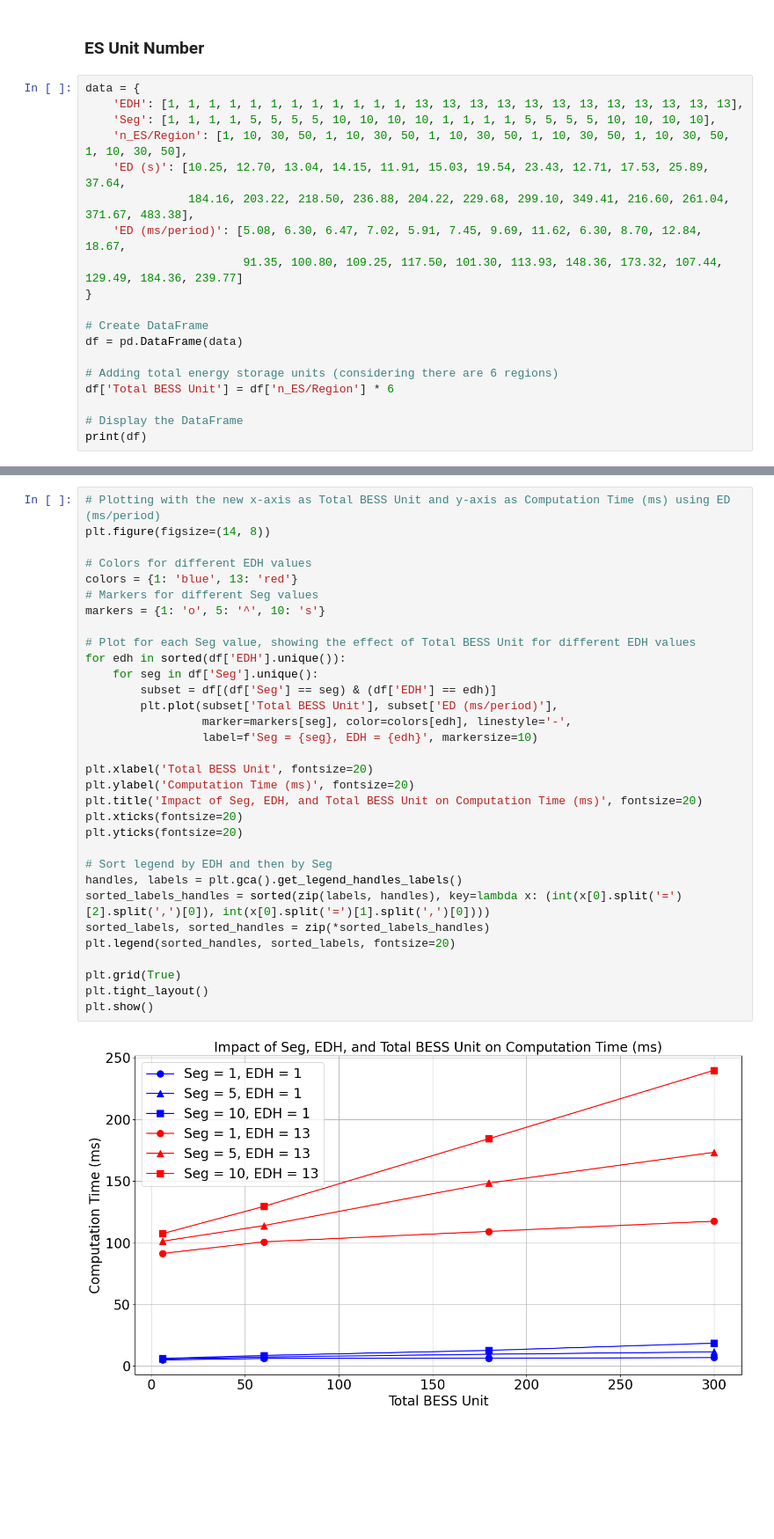
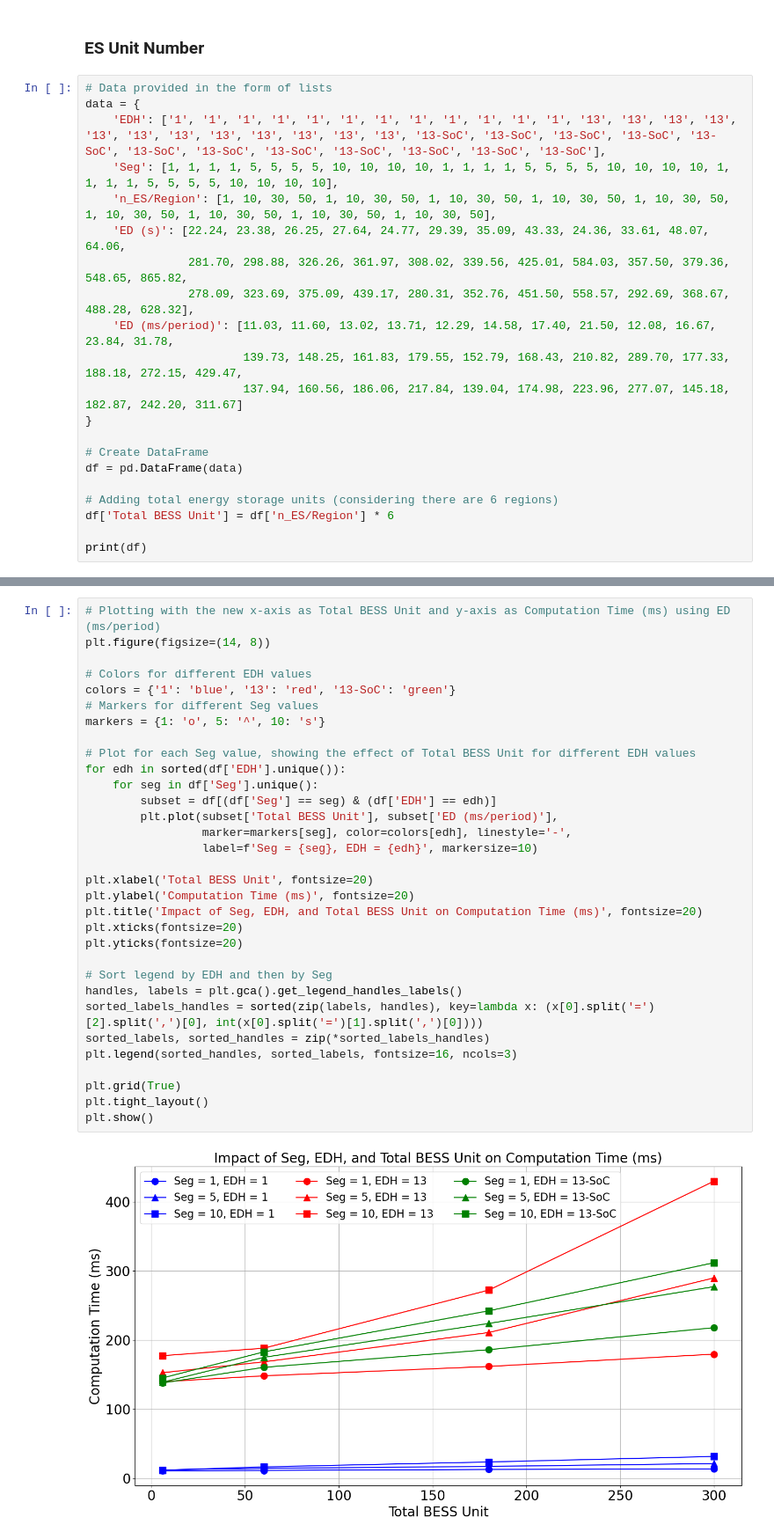
Before and after one commit to niklauskun/STESTS, a Jupyter notebook: ComputationPerformance.ipynb, the cells around one changed output, grey strips where cells are left out. Shown at 88% size. Saved outputs shown, nothing was run; the diff lists cells and outputs as text; blank space fills up the shorter version.

```diff
--- a/ComputationPerformance.ipynb
+++ b/ComputationPerformance.ipynb
@@ -79,14 +79,17 @@ plt.show()
 # %% [markdown]
 ### ES Unit Number
 # %%
+# Data provided in the form of lists
 data = {
-    'EDH': [1, 1, 1, 1, 1, 1, 1, 1, 1, 1, 1, 1, 13, 13, 13, 13, 13, 13, 13, 13, 13, 13, 13, 13],
-    'Seg': [1, 1, 1, 1, 5, 5, 5, 5, 10, 10, 10, 10, 1, 1, 1, 1, 5, 5, 5, 5, 10, 10, 10, 10],
-    'n_ES/Region': [1, 10, 30, 50, 1, 10, 30, 50, 1, 10, 30, 50, 1, 10, 30, 50, 1, 10, 30, 50, 1, 10, 30, 50],
-    'ED (s)': [10.25, 12.70, 13.04, 14.15, 11.91, 15.03, 19.54, 23.43, 12.71, 17.53, 25.89, 37.64,
-               184.16, 203.22, 218.50, 236.88, 204.22, 229.68, 299.10, 349.41, 216.60, 261.04, 371.67, 483.38],
-    'ED (ms/period)': [5.08, 6.30, 6.47, 7.02, 5.91, 7.45, 9.69, 11.62, 6.30, 8.70, 12.84, 18.67,
-                       91.35, 100.80, 109.25, 117.50, 101.30, 113.93, 148.36, 173.32, 107.44, 129.49, 184.36, 239.77]
+    'EDH': ['1', '1', '1', '1', '1', '1', '1', '1', '1', '1', '1', '1', '13', '13', '13', '13', '13', '13', '13', '13', '13', '13', '13', '13', '13-SoC', '13-SoC', '13-SoC', '13-SoC', '13-SoC', '13-SoC', '13-SoC', '13-SoC', '13-SoC', '13-SoC', '13-SoC', '13-SoC'],
+    'Seg': [1, 1, 1, 1, 5, 5, 5, 5, 10, 10, 10, 10, 1, 1, 1, 1, 5, 5, 5, 5, 10, 10, 10, 10, 1, 1, 1, 1, 5, 5, 5, 5, 10, 10, 10, 10],
+    'n_ES/Region': [1, 10, 30, 50, 1, 10, 30, 50, 1, 10, 30, 50, 1, 10, 30, 50, 1, 10, 30, 50, 1, 10, 30, 50, 1, 10, 30, 50, 1, 10, 30, 50, 1, 10, 30, 50],
+    'ED (s)': [22.24, 23.38, 26.25, 27.64, 24.77, 29.39, 35.09, 43.33, 24.36, 33.61, 48.07, 64.06,
+               281.70, 298.88, 326.26, 361.97, 308.02, 339.56, 425.01, 584.03, 357.50, 379.36, 548.65, 865.82,
+               278.09, 323.69, 375.09, 439.17, 280.31, 352.76, 451.50, 558.57, 292.69, 368.67, 488.28, 628.32],
+    'ED (ms/period)': [11.03, 11.60, 13.02, 13.71, 12.29, 14.58, 17.40, 21.50, 12.08, 16.67, 23.84, 31.78,
+                       139.73, 148.25, 161.83, 179.55, 152.79, 168.43, 210.82, 289.70, 177.33, 188.18, 272.15, 429.47,
+                       137.94, 160.56, 186.06, 217.84, 139.04, 174.98, 223.96, 277.07, 145.18, 182.87, 242.20, 311.67]
 }
 
 # Create DataFrame
@@ -95,6 +98,5 @@ df = pd.DataFrame(data)
 # Adding total energy storage units (considering there are 6 regions)
 df['Total BESS Unit'] = df['n_ES/Region'] * 6
 
-# Display the DataFrame
 print(df)
 # %% [output]
@@ -118,34 +120,34 @@ print(df)
 # %%
 # Plotting with the new x-axis as Total BESS Unit and y-axis as Computation Time (ms) using ED (ms/period)
 plt.figure(figsize=(14, 8))
 
 # Colors for different EDH values
-colors = {1: 'blue', 13: 'red'}
+colors = {'1': 'blue', '13': 'red', '13-SoC': 'green'}
 # Markers for different Seg values
 markers = {1: 'o', 5: '^', 10: 's'}
 
 # Plot for each Seg value, showing the effect of Total BESS Unit for different EDH values
 for edh in sorted(df['EDH'].unique()):
     for seg in df['Seg'].unique():
         subset = df[(df['Seg'] == seg) & (df['EDH'] == edh)]
         plt.plot(subset['Total BESS Unit'], subset['ED (ms/period)'],
                  marker=markers[seg], color=colors[edh], linestyle='-',
                  label=f'Seg = {seg}, EDH = {edh}', markersize=10)
 
 plt.xlabel('Total BESS Unit', fontsize=20)
 plt.ylabel('Computation Time (ms)', fontsize=20)
 plt.title('Impact of Seg, EDH, and Total BESS Unit on Computation Time (ms)', fontsize=20)
 plt.xticks(fontsize=20)
 plt.yticks(fontsize=20)
 
 # Sort legend by EDH and then by Seg
 handles, labels = plt.gca().get_legend_handles_labels()
-sorted_labels_handles = sorted(zip(labels, handles), key=lambda x: (int(x[0].split('=')[2].split(',')[0]), int(x[0].split('=')[1].split(',')[0])))
+sorted_labels_handles = sorted(zip(labels, handles), key=lambda x: (x[0].split('=')[2].split(',')[0], int(x[0].split('=')[1].split(',')[0])))
 sorted_labels, sorted_handles = zip(*sorted_labels_handles)
-plt.legend(sorted_handles, sorted_labels, fontsize=20)
+plt.legend(sorted_handles, sorted_labels, fontsize=16, ncols=3)
 
 plt.grid(True)
 plt.tight_layout()
 plt.show()
 # %% [output]
-[figure, old version]
+[figure, new version]
```
Also changed, not shown: parts of 1 cell of this notebook, 7 other files.
